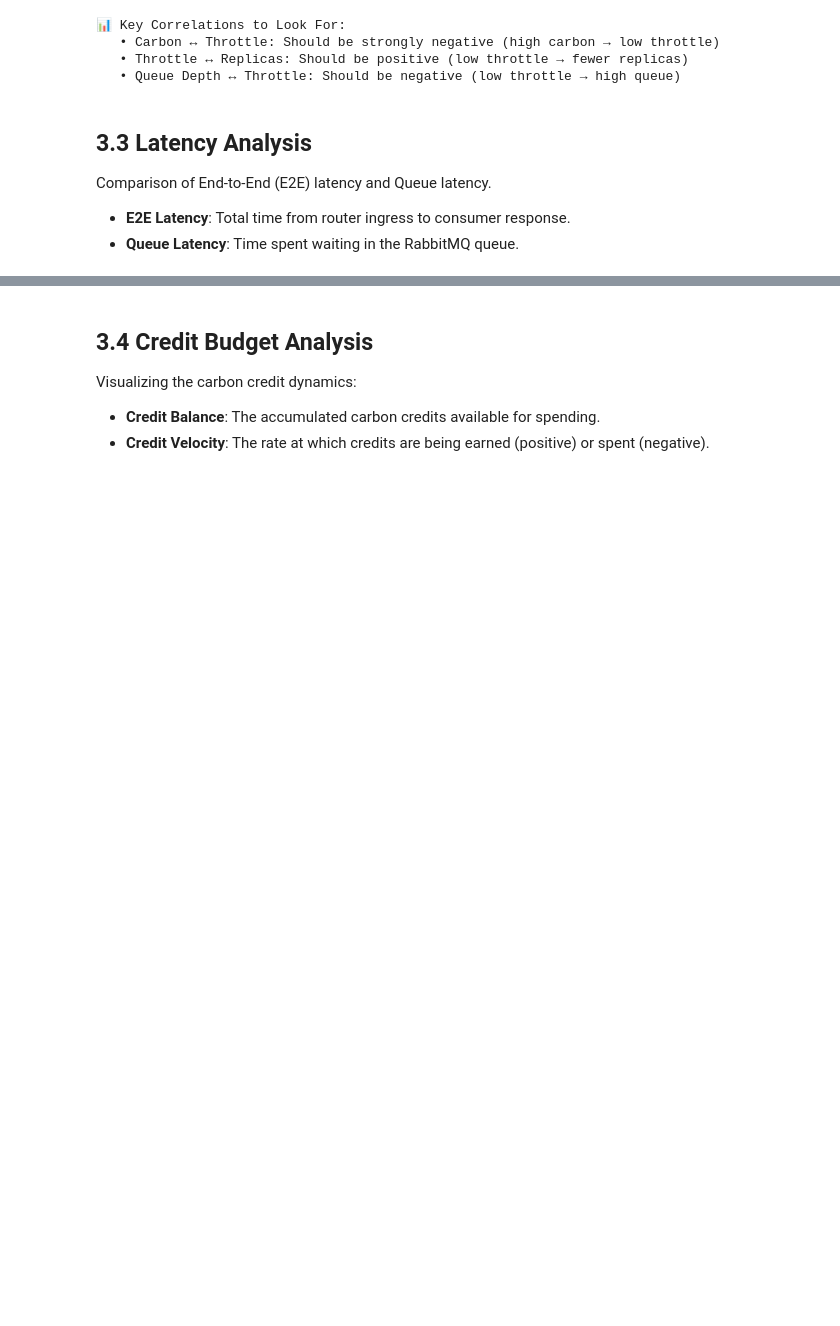
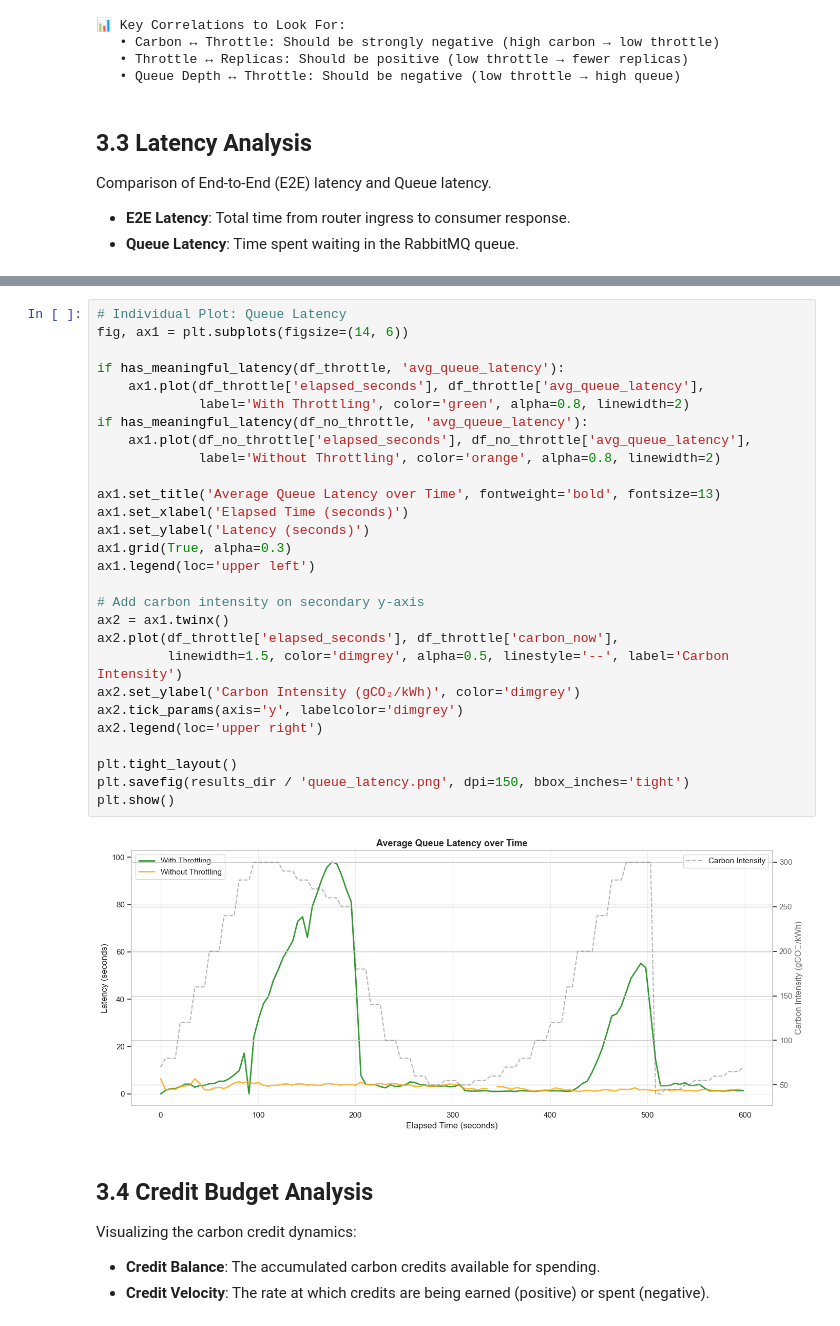
Before and after one commit to belgio99/k8s-carbonrouter, a Jupyter notebook: experiments/autoscaling_analysis.ipynb, the cells around one changed output, grey strips where cells are left out. Drawn from its saved outputs; the diff is of its cells as text; blank space fills up the shorter version.

```diff
--- a/experiments/autoscaling_analysis.ipynb
+++ b/experiments/autoscaling_analysis.ipynb
@@ -574,3 +626,33 @@ else:
+# %%
+# Individual Plot: Queue Latency
+fig, ax1 = plt.subplots(figsize=(14, 6))
+
+if has_meaningful_latency(df_throttle, 'avg_queue_latency'):
+    ax1.plot(df_throttle['elapsed_seconds'], df_throttle['avg_queue_latency'],
+             label='With Throttling', color='green', alpha=0.8, linewidth=2)
+if has_meaningful_latency(df_no_throttle, 'avg_queue_latency'):
+    ax1.plot(df_no_throttle['elapsed_seconds'], df_no_throttle['avg_queue_latency'],
+             label='Without Throttling', color='orange', alpha=0.8, linewidth=2)
+
+ax1.set_title('Average Queue Latency over Time', fontweight='bold', fontsize=13)
+ax1.set_xlabel('Elapsed Time (seconds)')
+ax1.set_ylabel('Latency (seconds)')
+ax1.grid(True, alpha=0.3)
+ax1.legend(loc='upper left')
+
+# Add carbon intensity on secondary y-axis
+ax2 = ax1.twinx()
+ax2.plot(df_throttle['elapsed_seconds'], df_throttle['carbon_now'],
+         linewidth=1.5, color='dimgrey', alpha=0.5, linestyle='--', label='Carbon Intensity')
+ax2.set_ylabel('Carbon Intensity (gCO₂/kWh)', color='dimgrey')
+ax2.tick_params(axis='y', labelcolor='dimgrey')
+ax2.legend(loc='upper right')
+
+plt.tight_layout()
+plt.savefig(results_dir / 'queue_latency.png', dpi=150, bbox_inches='tight')
+plt.show()
+# %% [output]
+[figure, added]
 # %% [markdown]
 ## 3.4 Credit Budget Analysis
 
```
Also changed, not shown: parts of 3 cells of this notebook, 1 other file.
